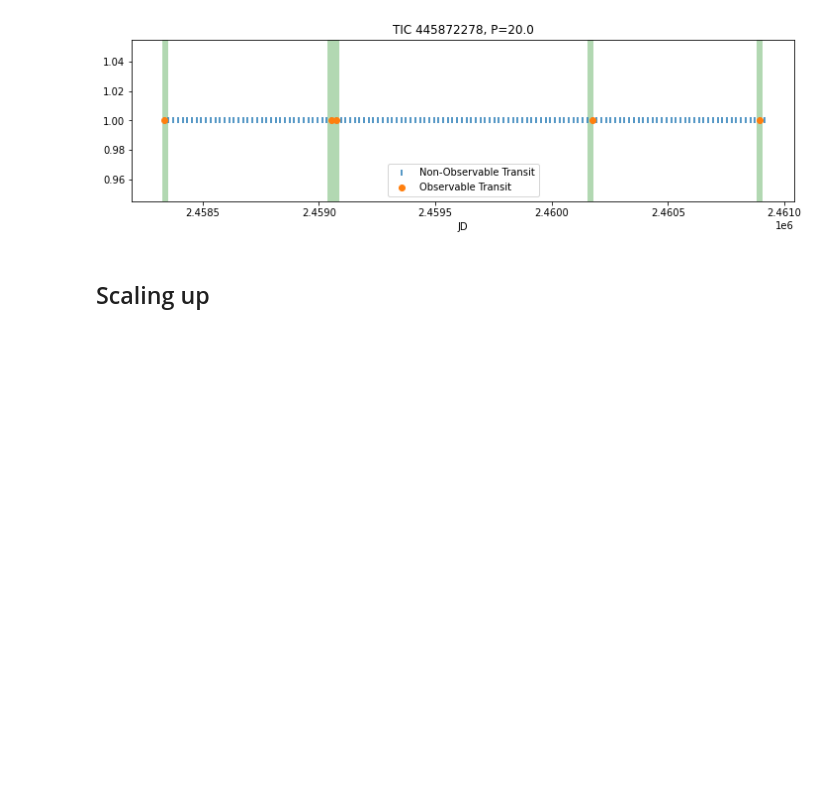
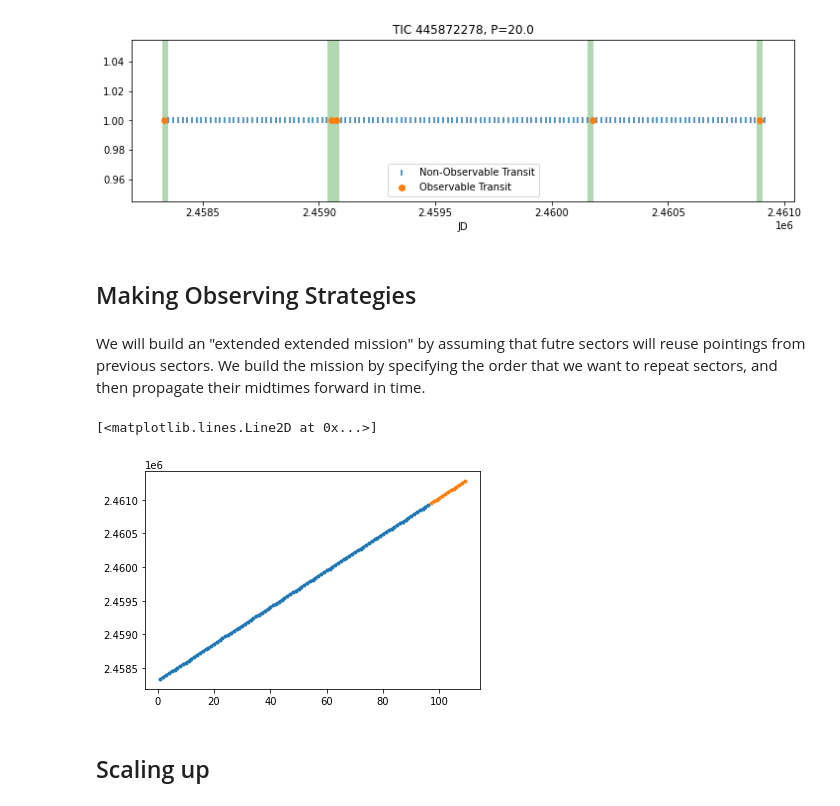
Before and after one commit to rae-holcomb/tess_scheduling, a Jupyter notebook: tess_scheduling_sandbox.ipynb, the cells around one changed output. Drawn from its saved outputs; the diff is of its cells as text; code cells hidden in the pictures; blank space fills up the shorter version.

```diff
--- a/tess_scheduling_sandbox.ipynb
+++ b/tess_scheduling_sandbox.ipynb
@@ -521,6 +521,34 @@ def plot_aliases():
 plot_transits()
 # %% [output]
 [figure]
+# %% [markdown]
+## Making Observing Strategies
+# %% [markdown]
+We will build an "extended extended mission" by assuming that futre sectors will reuse pointings from previous sectors. We build the mission by specifying the order that we want to repeat sectors, and then propagate their midtimes forward in time.
+# %%
+# midtimes = TESS_Spacecraft_Pointing_Data.midtimes
+# sectors_all = TESS_Spacecraft_Pointing_Data.sectors
+# plt.plot(midtimes[1:] - midtimes[:-1])
+# plt.plot(sectors_all[-30:], midtimes[-30:], marker='.')
+
+# average time between sector midtimes
+sec_cadence = np.mean(midtimes[1:] - midtimes[:-1])
+
+# Assume that the extended mission will reuse pointings from previous sectors
+# repeat just year 1 and 2 as is
+new_secs = sectors_all[:26]
+new_midtimes = midtimes[-1] + sec_cadence * (1 + np.arange(len(new_secs)))
+
+# here is a strategy that observes the north first and the south second
+flip_secs = np.hstack([sectors_all[13:26], sectors_all[:13]])
+
+
+# # plot to check that the times line up properly
+# plt.plot(sectors_all, midtimes, marker='.')
+# plt.plot(new_secs + sectors_all[-1], new_midtimes, marker='.')
+# %% [output]
+[<matplotlib.lines.Line2D at 0x...>]
+[figure, added]
 # %% [markdown]
 ## Scaling up
 # %%
```
Also changed, not shown: parts of 11 cells of this notebook.
